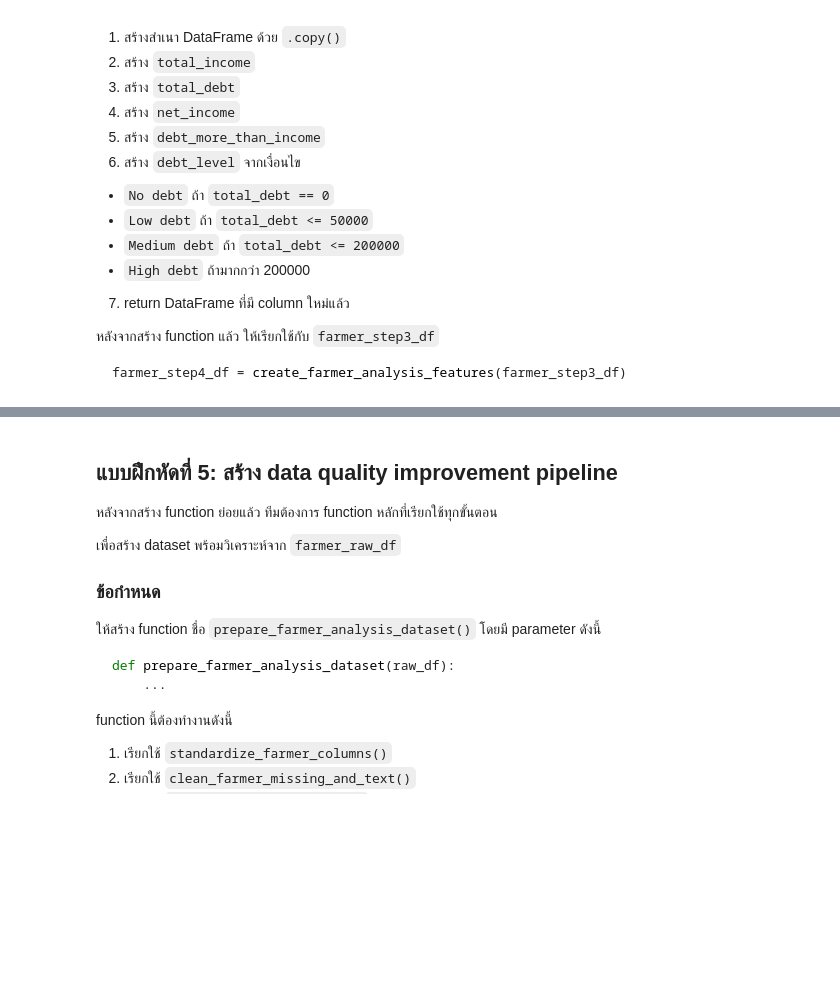
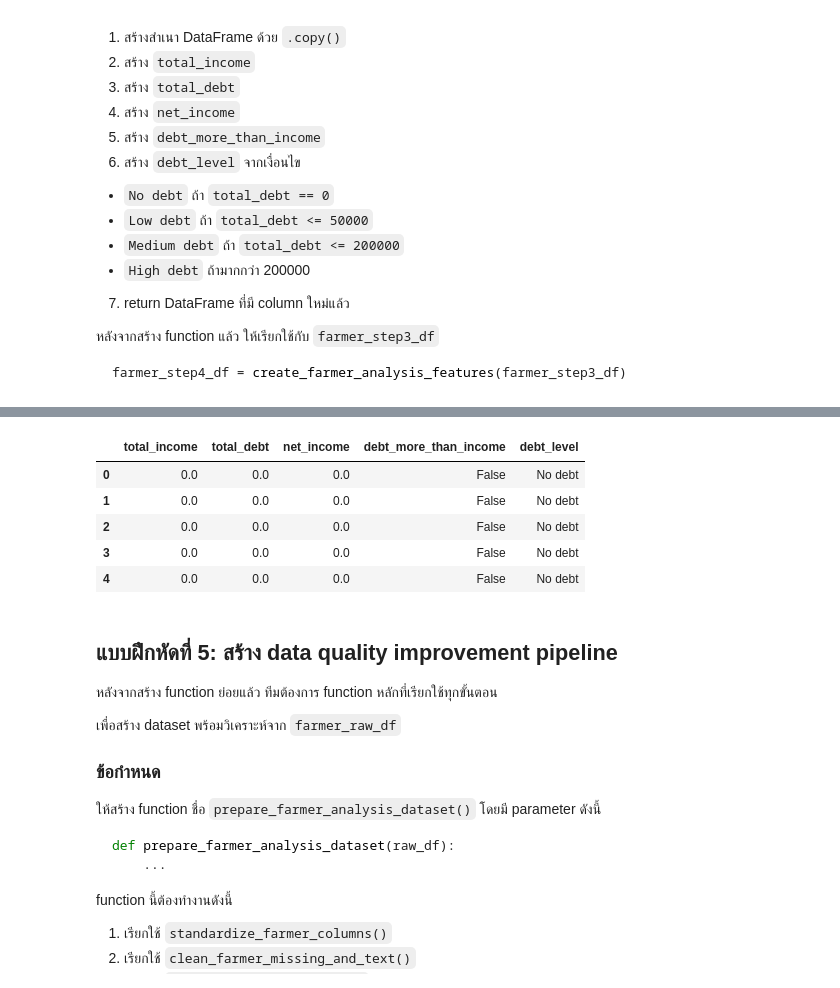
Before and after one commit to vivatbdi/MSDHS_OJT, a Jupyter notebook: py-jupyter_docker/course/day3/10_data_wrangling.ipynb, the cells around one changed output, grey strips where cells are left out. Saved outputs shown, nothing was run; the diff lists cells and outputs as text; code cells hidden in the pictures; blank space fills up the shorter version.

```diff
--- a/py-jupyter_docker/course/day3/10_data_wrangling.ipynb
+++ b/py-jupyter_docker/course/day3/10_data_wrangling.ipynb
@@ -911,0 +1370,8 @@ farmer_step1_df = standardize_farmer_columns(farmer_raw_df)
+# %%
+farmer_step1_df = (
+    standardize_farmer_columns(
+        farmer_raw_df
+    )
+)
+
+farmer_step1_df.head()
@@ -976,0 +1530,8 @@ farmer_step2_df = clean_farmer_missing_and_text(farmer_step1_df)
+# %%
+farmer_step2_df = (
+    clean_farmer_missing_and_text(
+        farmer_step1_df
+    )
+)
+
+farmer_step2_df.head()
@@ -1009,0 +1631,8 @@ farmer_step3_df = remove_exact_duplicates(farmer_step2_df)
+# %%
+farmer_step3_df = (
+    remove_exact_duplicates(
+        farmer_step2_df
+    )
+)
+
+farmer_step3_df.shape
@@ -1044,3 +1740,26 @@ farmer_step4_df = create_farmer_analysis_features(farmer_step3_df)
+# %%
+farmer_step4_df = (
+    create_farmer_analysis_features(
+        farmer_step3_df
+    )
+)
+
+farmer_step4_df[
+    [
+        "total_income",
+        "total_debt",
+        "net_income",
+        "debt_more_than_income",
+        "debt_level",
+    ]
+].head()
+# %% [output]
+|  | total_income | total_debt | net_income | debt_more_than_income | debt_level |
+| 0 | 0.0 | 0.0 | 0.0 | False | No debt |
+| 1 | 0.0 | 0.0 | 0.0 | False | No debt |
+| 2 | 0.0 | 0.0 | 0.0 | False | No debt |
+| 3 | 0.0 | 0.0 | 0.0 | False | No debt |
+| 4 | 0.0 | 0.0 | 0.0 | False | No debt |
 # %% [markdown]
 ## แบบฝึกหัดที่ 5: สร้าง data quality improvement pipeline
 หลังจากสร้าง function ย่อยแล้ว ทีมต้องการ function หลักที่เรียกใช้ทุกขั้นตอน
```
Also changed, not shown: parts of 194 cells of this notebook.
